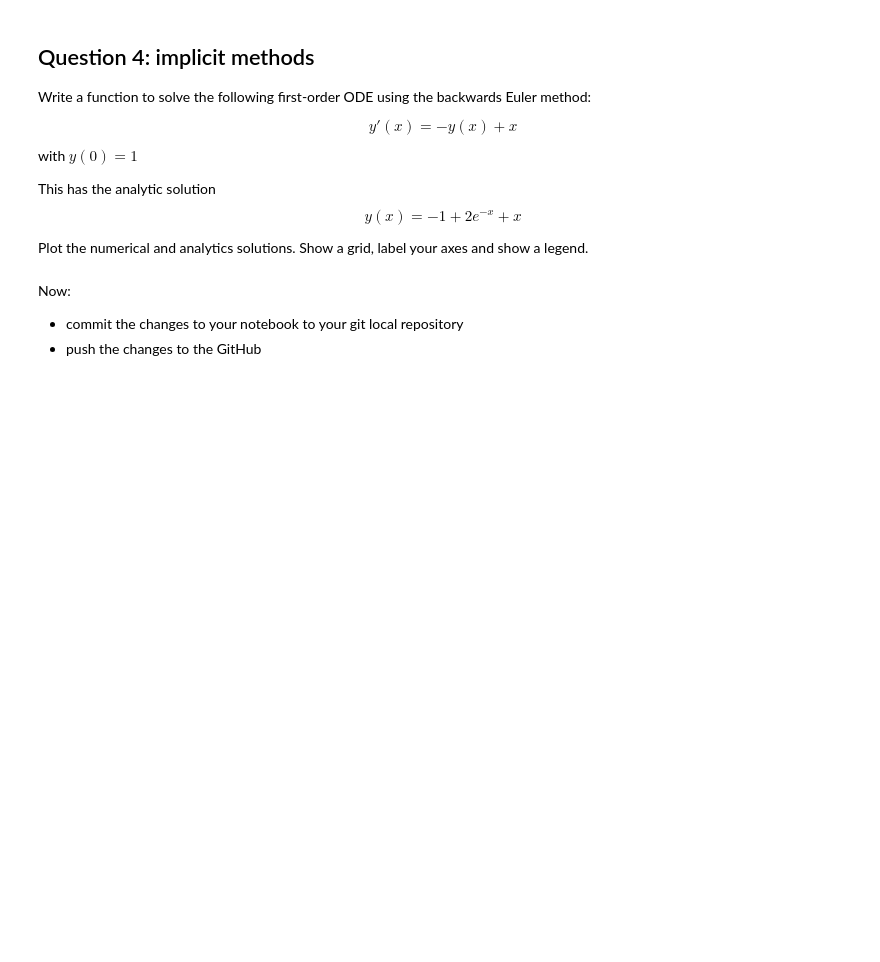
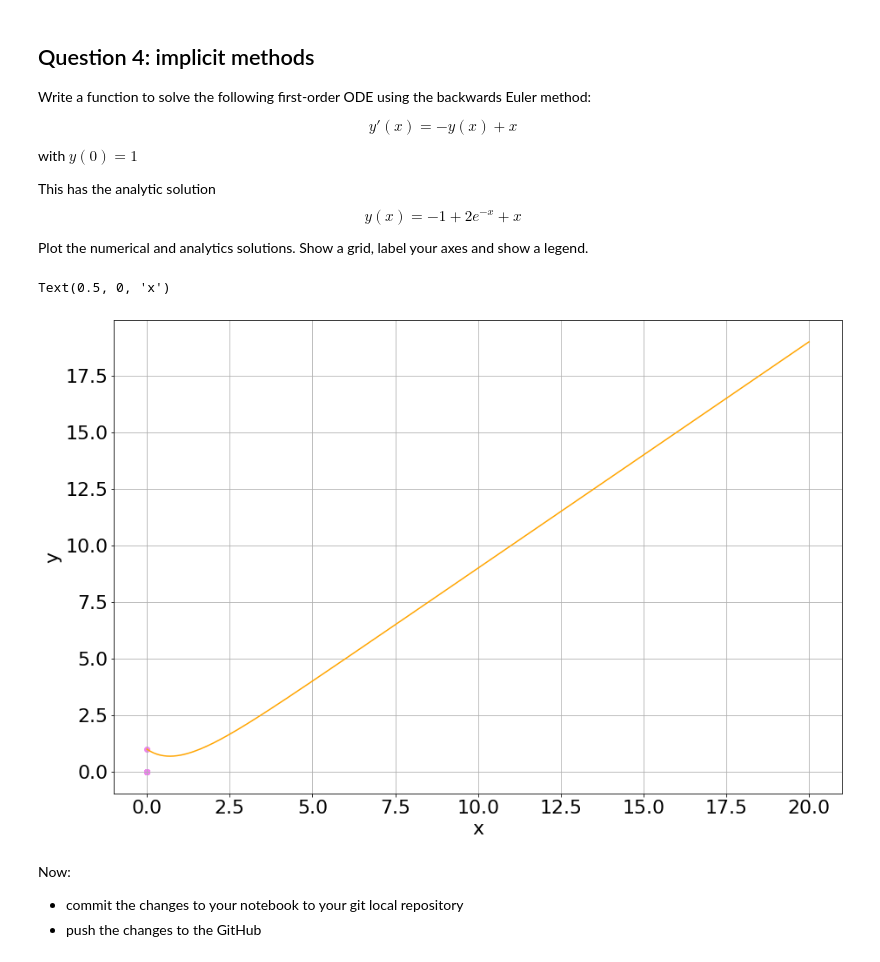
Before and after one commit to sean-roche/assignment3, a Jupyter notebook: Assignment-3.ipynb, the cells around one changed output. Saved outputs shown, nothing was run; the diff lists cells and outputs as text; code cells hidden in the pictures; blank space fills up the shorter version.

```diff
--- a/Assignment-3.ipynb
+++ b/Assignment-3.ipynb
@@ -252,6 +271,34 @@ $$
 $$
 
 Plot the numerical and analytics solutions. Show a grid, label your axes and show a legend.
+# %%
+def BackwardsEuler(dx, x0, y0, imax, plotSteps = False):
+    xi = x0
+    yi = y0
+    steps = np.zeros((imax+1,2))
+    steps[0,0] = x0
+    steps[0,1] = y0
+    i=0
+    while i <- imax:
+        yi = (yi + dx*(xi + dx)/(1 + dx))
+        xi += dx
+        i += 1
+        steps[i,0] = x0
+        steps[i,1] = y0
+    if(plotSteps):
+        plt.scatter(steps[:,0], steps[:,1], color = 'violet')
+    return [xi, yi]
+BackwardsEuler(0.1, 0, 1, 200, True)
+def y(x):
+    return -1 + 2*np.exp(-x) + x
+x = np.linspace(0, 20, 200)
+plt.plot(x, y(x), color = 'orange')
+plt.grid()
+plt.ylabel("y")
+plt.xlabel("x")
+# %% [output]
+Text(0.5, 0, 'x')
+[figure, added]
 # %% [markdown]
 Now:
 - commit the changes to your notebook to your git local repository
```
Also changed, not shown: parts of 2 cells of this notebook.
